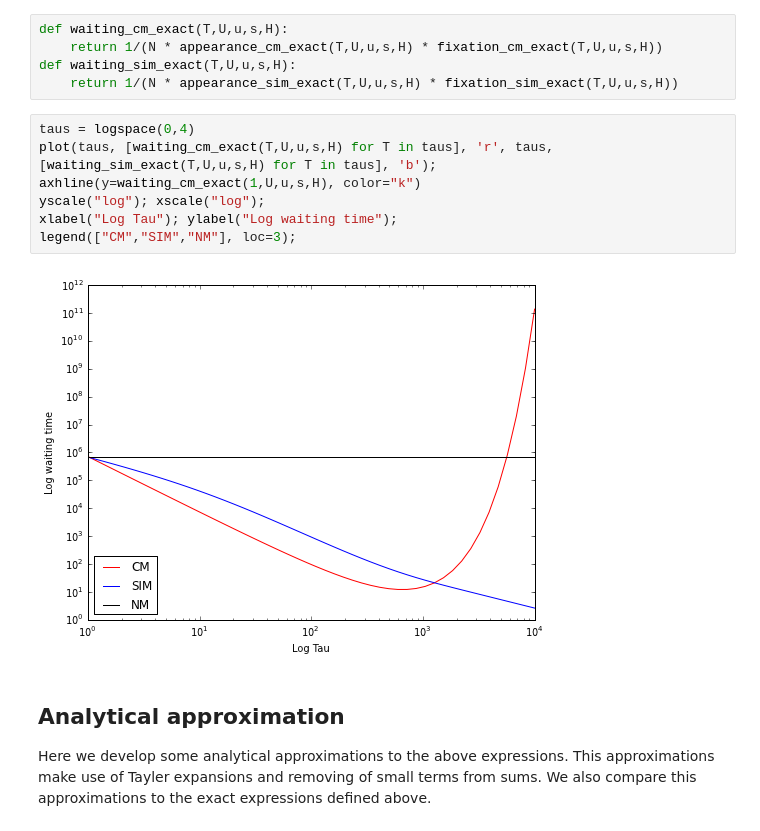
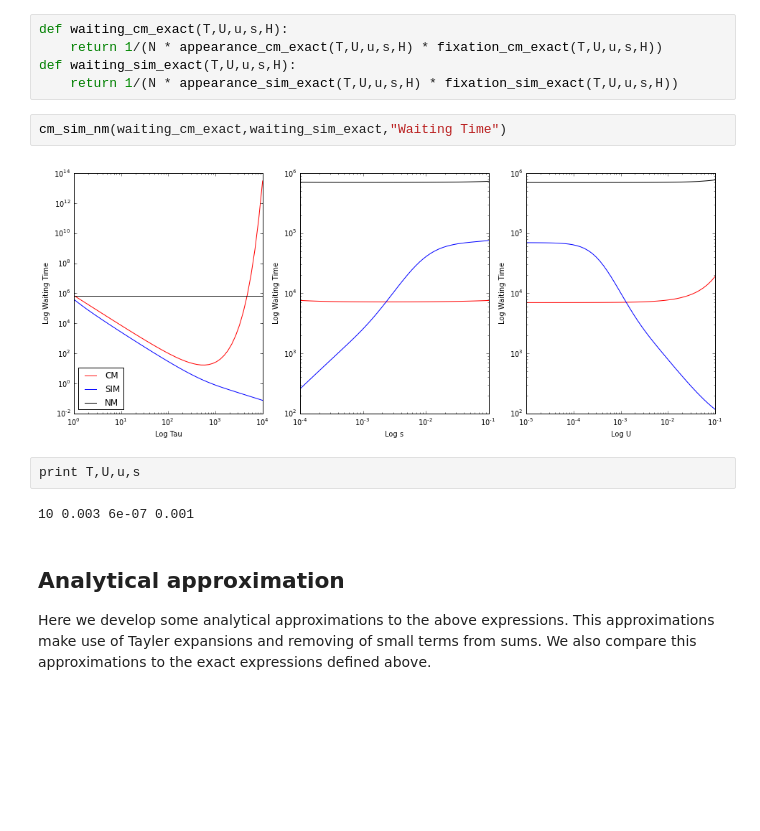
Before and after one commit to yoavram/ruggedsim, a Jupyter notebook: SIDEER2013/notebook.ipynb, the cells around one changed output. Drawn from its saved outputs; the diff is of its cells as text; blank space fills up the shorter version.

```diff
--- a/SIDEER2013/notebook.ipynb
+++ b/SIDEER2013/notebook.ipynb
@@ -79,15 +112,14 @@ def waiting_cm_exact(T,U,u,s,H):
     return 1/(N * appearance_cm_exact(T,U,u,s,H) * fixation_cm_exact(T,U,u,s,H))
 def waiting_sim_exact(T,U,u,s,H):
     return 1/(N * appearance_sim_exact(T,U,u,s,H) * fixation_sim_exact(T,U,u,s,H))
-# %%
-taus = logspace(0,4)
-plot(taus, [waiting_cm_exact(T,U,u,s,H) for T in taus], 'r', taus, [waiting_sim_exact(T,U,u,s,H) for T in taus], 'b');
-axhline(y=waiting_cm_exact(1,U,u,s,H), color="k")
-yscale("log"); xscale("log");
-xlabel("Log Tau"); ylabel("Log waiting time");
-legend(["CM","SIM","NM"], loc=3);
-# %% [output]
-[figure, removed]
+# %%
+cm_sim_nm(waiting_cm_exact,waiting_sim_exact,"Waiting Time")
+# %% [output]
+[figure, added]
+# %%
+print T,U,u,s
+# %% [output]
+10 0.003 6e-07 0.001
 # %% [markdown]
 ## Analytical approximation
 
```
Also changed, not shown: parts of 24 cells of this notebook.
